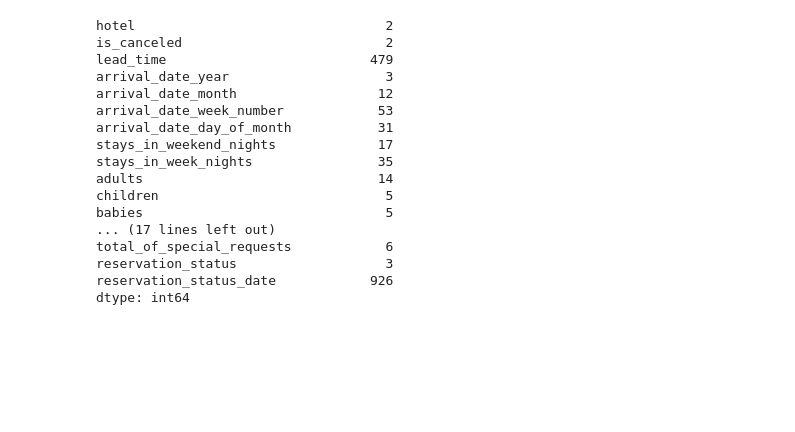
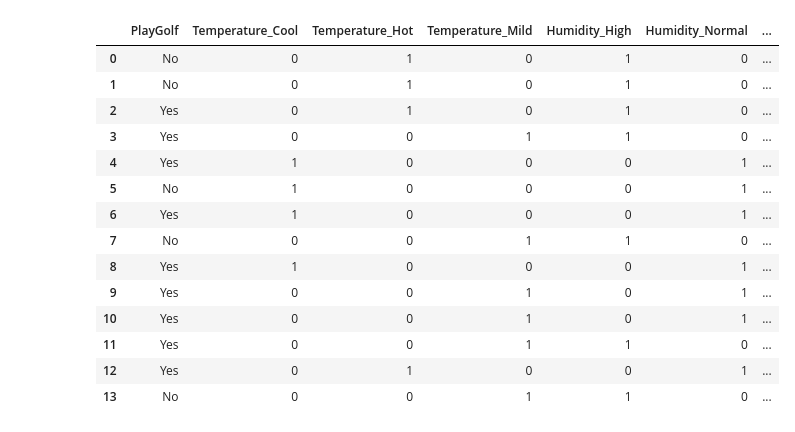
Before and after one commit to AnirbaanGhatak/Data-Mining, a Jupyter notebook: exp.ipynb, the cells around one changed output. Cells and saved outputs as stored; diff of their text form; code cells hidden in the pictures; blank space fills up the shorter version.

```diff
--- a/exp.ipynb
+++ b/exp.ipynb
@@ -47,20 +0,0 @@ df.fillna(0, inplace=True)
-# %%
-df.nunique()
-# %% [output]
-hotel                                2
-is_canceled                          2
-lead_time                          479
-arrival_date_year                    3
-arrival_date_month                  12
-arrival_date_week_number            53
-arrival_date_day_of_month           31
-stays_in_weekend_nights             17
-stays_in_week_nights                35
-adults                              14
-children                             5
-babies                               5
-... (17 lines left out)
-total_of_special_requests            6
-reservation_status                   3
-reservation_status_date            926
-dtype: int64
@@ -68,0 +8,22 @@ dtype: int64
+# %%
+# Converting categorical variables into dummies/indicator variables
+df = pd.read_csv('playgolf_data.csv')
+
+df_getdummy=pd.get_dummies(data=df, columns=['Temperature', 'Humidity', 'Outlook', 'Wind'])
+df_getdummy
+# %% [output]
+|  | PlayGolf | Temperature_Cool | Temperature_Hot | Temperature_Mild | Humidity_High | Humidity_Normal | ... |
+| 0 | No | 0 | 1 | 0 | 1 | 0 | ... |
+| 1 | No | 0 | 1 | 0 | 1 | 0 | ... |
+| 2 | Yes | 0 | 1 | 0 | 1 | 0 | ... |
+| 3 | Yes | 0 | 0 | 1 | 1 | 0 | ... |
+| 4 | Yes | 1 | 0 | 0 | 0 | 1 | ... |
+| 5 | No | 1 | 0 | 0 | 0 | 1 | ... |
+| 6 | Yes | 1 | 0 | 0 | 0 | 1 | ... |
+| 7 | No | 0 | 0 | 1 | 1 | 0 | ... |
+| 8 | Yes | 1 | 0 | 0 | 0 | 1 | ... |
+| 9 | Yes | 0 | 0 | 1 | 0 | 1 | ... |
+| 10 | Yes | 0 | 0 | 1 | 0 | 1 | ... |
+| 11 | Yes | 0 | 0 | 1 | 1 | 0 | ... |
+| 12 | Yes | 0 | 1 | 0 | 0 | 1 | ... |
+| 13 | No | 0 | 0 | 1 | 1 | 0 | ... |
```
Also changed, not shown: parts of 10 cells of this notebook, 8 other files.
